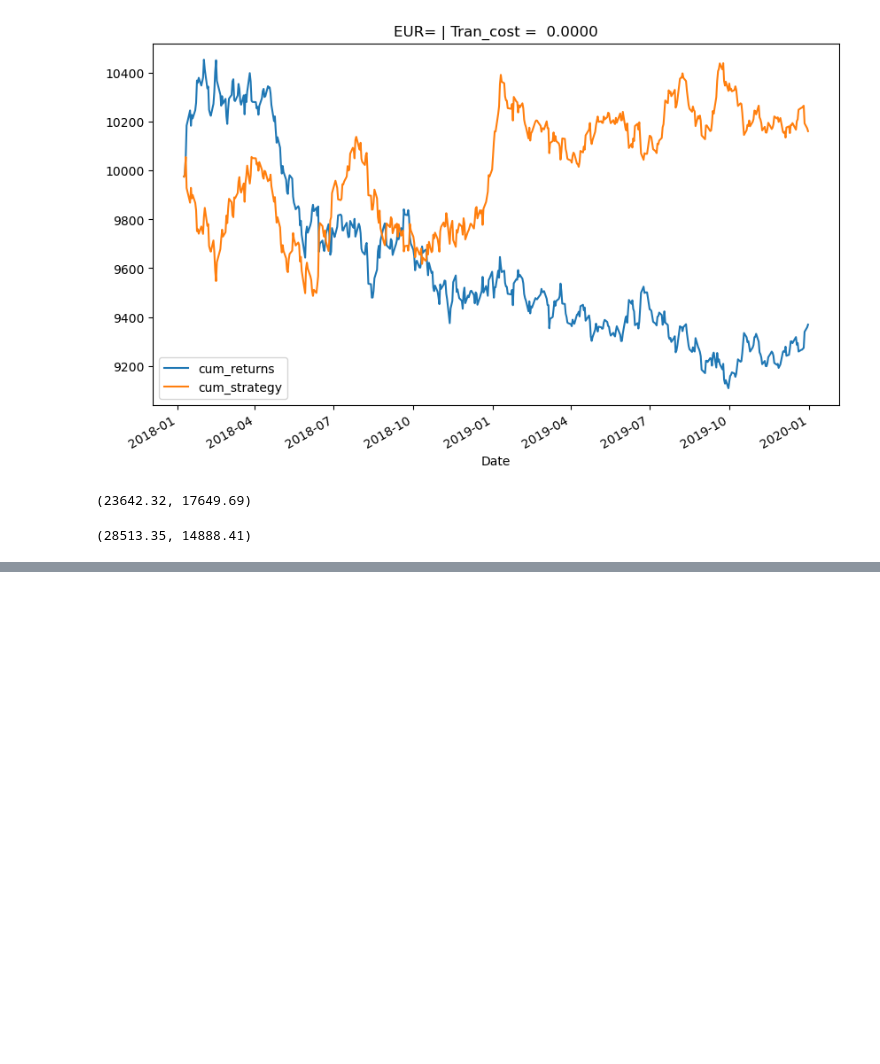
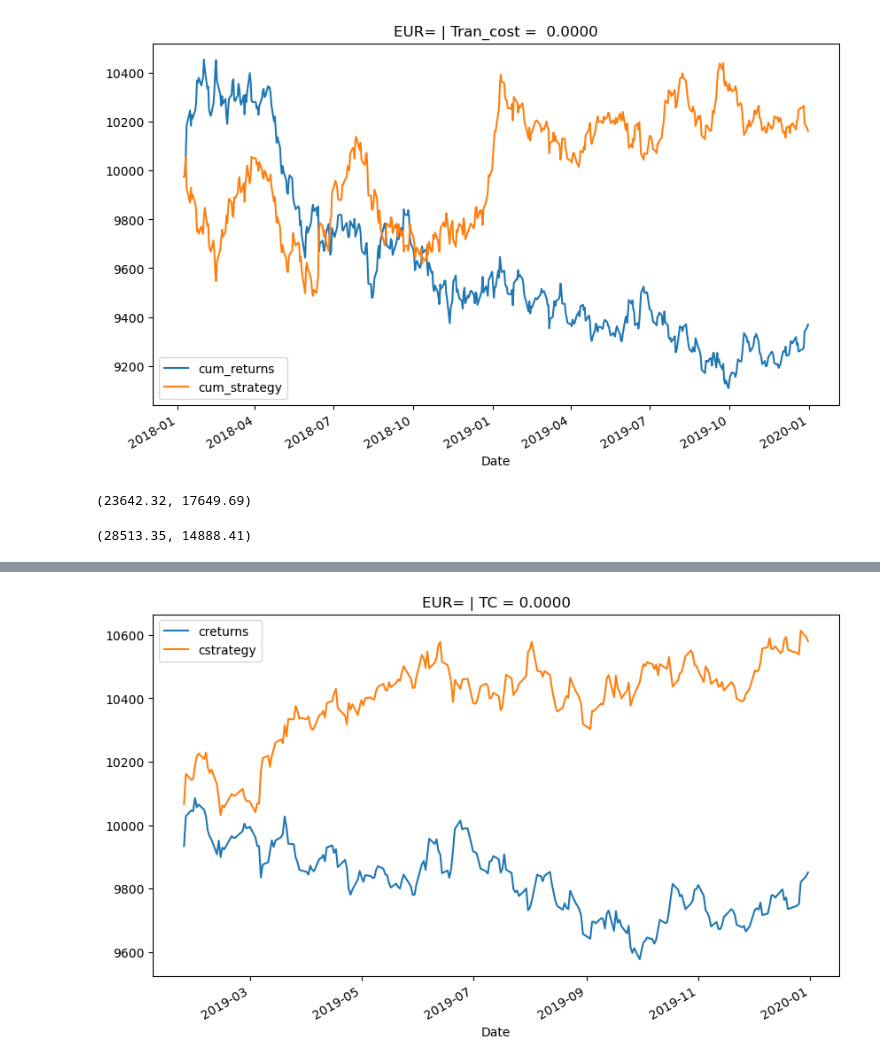
Before and after one commit to ArchQuant/backtesting-basics, a Jupyter notebook: test.ipynb, the cells around one changed output, grey strips where cells are left out. Drawn from its saved outputs; the diff is of its cells as text; code cells hidden in the pictures; blank space fills up the shorter version.

```diff
--- a/test.ipynb
+++ b/test.ipynb
@@ -97,0 +108,4 @@ lrbt.plot_re
+# %%
+scibt = ScikitBacktester.ScikitBacktester('EUR=',
+                                   '2010-1-1', '2019-12-31',
+                                   10000, 0.0, 'logistic')
@@ -97,0 +122,4 @@ lrbt.plot_re
+# %%
+scibt.plot_results()
+# %% [output]
+[figure, added]
```
Also changed, not shown: parts of 10 cells of this notebook, 6 other files.
